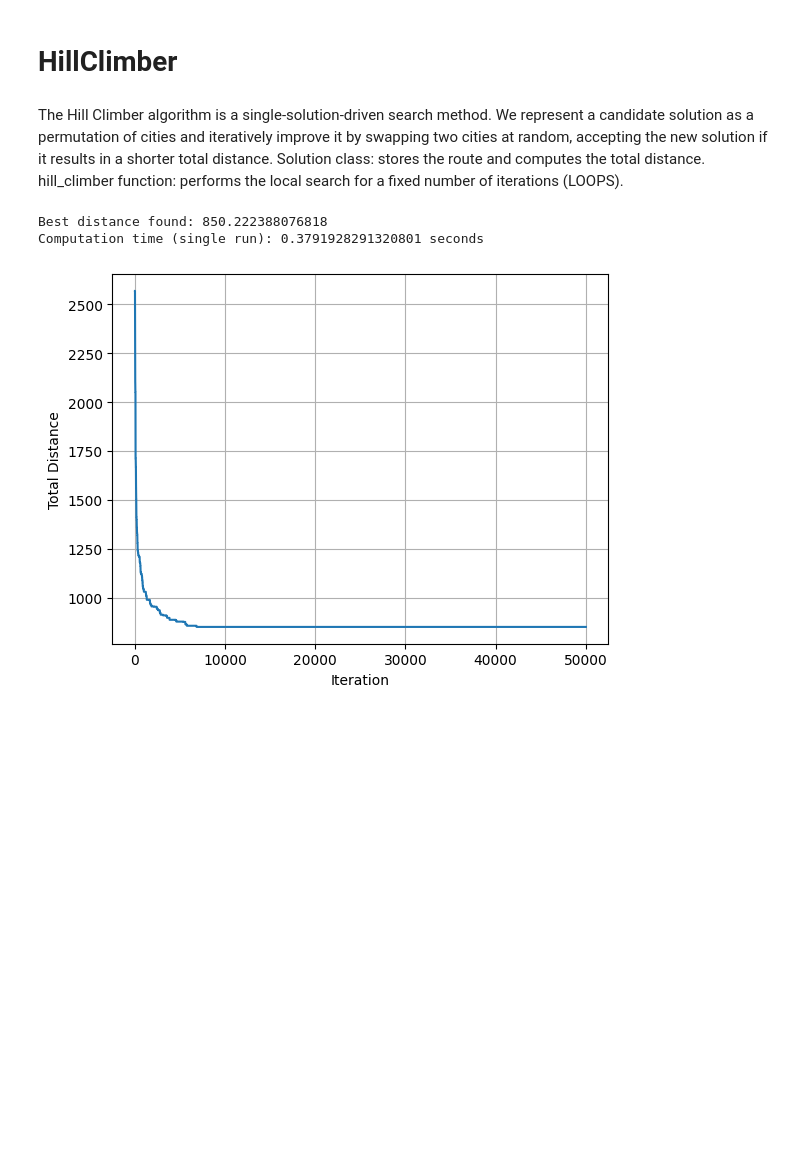
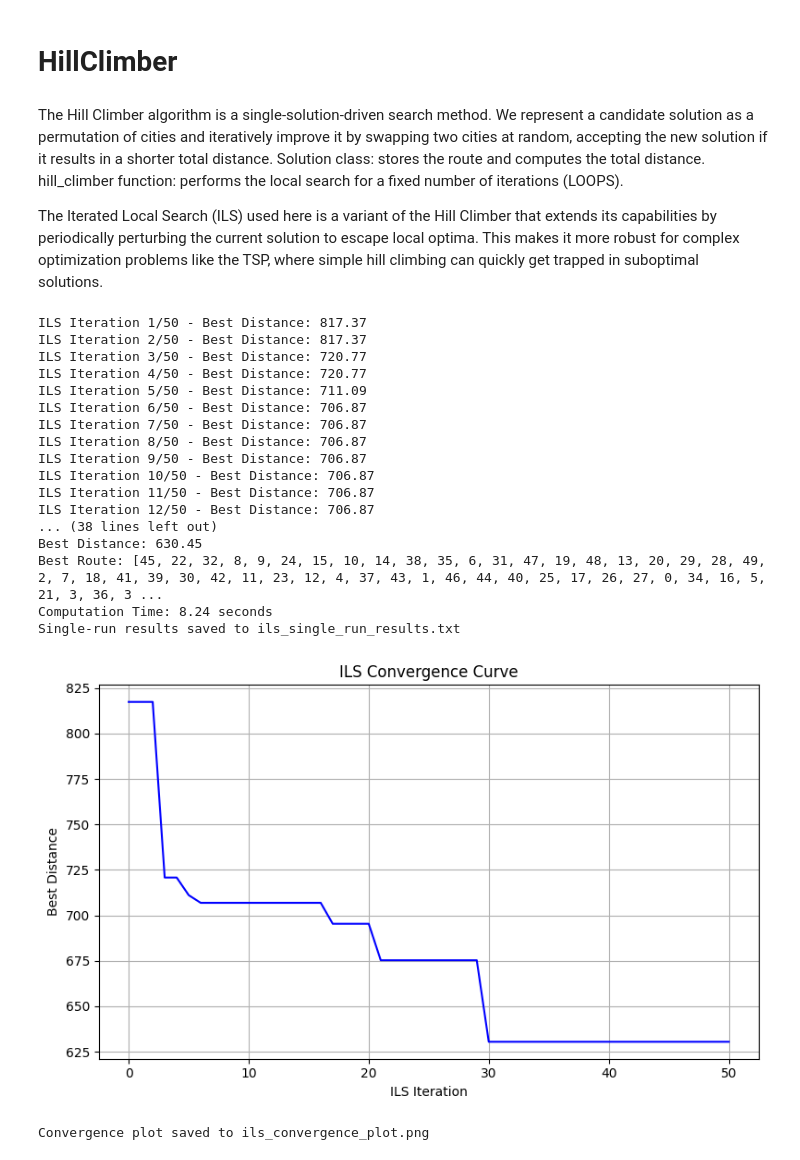
Before and after one commit to Side941/AI-for-SaO, a Jupyter notebook: side.ipynb, the cells around one changed output. Saved outputs shown, nothing was run; the diff lists cells and outputs as text; code cells hidden in the pictures; blank space fills up the shorter version.

```diff
--- a/side.ipynb
+++ b/side.ipynb
@@ -24,4 +22,7 @@ The Hill Climber algorithm is a single-solution-driven search method.
 We represent a candidate solution as a permutation of cities and iteratively improve it by swapping two cities at random, accepting the new solution if it results in a shorter total distance.
 Solution class: stores the route and computes the total distance.
 hill_climber function: performs the local search for a fixed number of iterations (LOOPS).
+
+The Iterated Local Search (ILS) used here is a variant of the Hill Climber that extends its capabilities by periodically perturbing the current solution to escape local optima.
+This makes it more robust for complex optimization problems like the TSP, where simple hill climbing can quickly get trapped in suboptimal solutions.
 # %%
@@ -64,32 +110,57 @@ def hill_climber():
 # %%
-start_time = time.time()  # Start timer
-
-# Run hill climber once
-best_solution, scores = hill_climber()
-
-end_time = time.time()  # End timer
+# ==============================
+# Run ILS once and save results
+# ==============================
+best_solution, convergence, runtime = iterated_local_search()
 
 # Print results
-print("Best distance found:", best_solution.utility)
-print("Computation time (single run):", end_time - start_time, "seconds")
+print(f"Best Distance: {best_solution.utility:.2f}")
+print(f"Best Route: {best_solution.route}")
+print(f"Computation Time: {runtime:.2f} seconds")
 
-# Save results to a text file
-with open("hillclimber_route.txt", "w") as f:
-    f.write(f"Best distance found: {best_solution.utility}\n")
-    f.write(f"Computation time (single run): {end_time - start_time} seconds\n")
-    f.write("Best route (city indices in order):\n")
+# Save results to text file
+with open("ils_single_run_results.txt", "w") as f:
+    f.write("Single-Run ILS Result\n")
+    f.write("====================\n")
+    f.write(f"Best Distance: {best_solution.utility:.2f}\n")
+    f.write(f"Computation Time: {runtime:.2f} seconds\n")
+    f.write("Best Route (city indices in order):\n")
     f.write(" -> ".join(map(str, best_solution.route)) + "\n")
 
-# Plot convergence
-plt.plot(scores)
-plt.xlabel("Iteration")
-plt.ylabel("Total Distance")
+print("Single-run results saved to ils_single_run_results.txt")
+
+# ==============================
+# Plot convergence and save figure
+# ==============================
+plt.figure(figsize=(8,5))
+plt.plot(convergence, color='blue')
+plt.xlabel("ILS Iteration")
+plt.ylabel("Best Distance")
+plt.title("ILS Convergence Curve")
 plt.grid(True)
+plt.tight_layout()
 plt.show()
+print("Convergence plot saved to ils_convergence_plot.png")
 # %% [output]
-Best distance found: 850.222388076818
-Computation time (single run): 0.3791928291320801 seconds
+ILS Iteration 1/50 - Best Distance: 817.37
+ILS Iteration 2/50 - Best Distance: 817.37
+ILS Iteration 3/50 - Best Distance: 720.77
+ILS Iteration 4/50 - Best Distance: 720.77
+ILS Iteration 5/50 - Best Distance: 711.09
+ILS Iteration 6/50 - Best Distance: 706.87
+ILS Iteration 7/50 - Best Distance: 706.87
+ILS Iteration 8/50 - Best Distance: 706.87
+ILS Iteration 9/50 - Best Distance: 706.87
+ILS Iteration 10/50 - Best Distance: 706.87
+ILS Iteration 11/50 - Best Distance: 706.87
+ILS Iteration 12/50 - Best Distance: 706.87
+... (38 lines left out)
+Best Distance: 630.45
+Best Route: [45, 22, 32, 8, 9, 24, 15, 10, 14, 38, 35, 6, 31, 47, 19, 48, 13, 20, 29, 28, 49, 2, 7, 18, 41, 39, 30, 42, 11, 23, 12, 4, 37, 43, 1, 46, 44, 40, 25, 17, 26, 27, 0, 34, 16, 5, 21, 3, 36, 3 ...
+Computation Time: 8.24 seconds
+Single-run results saved to ils_single_run_results.txt
-[figure, old version]
+[figure, new version]
+Convergence plot saved to ils_convergence_plot.png
 # %% [markdown]
 ## Result
 
```
Also changed, not shown: parts of 17 cells of this notebook, 17 other files.
